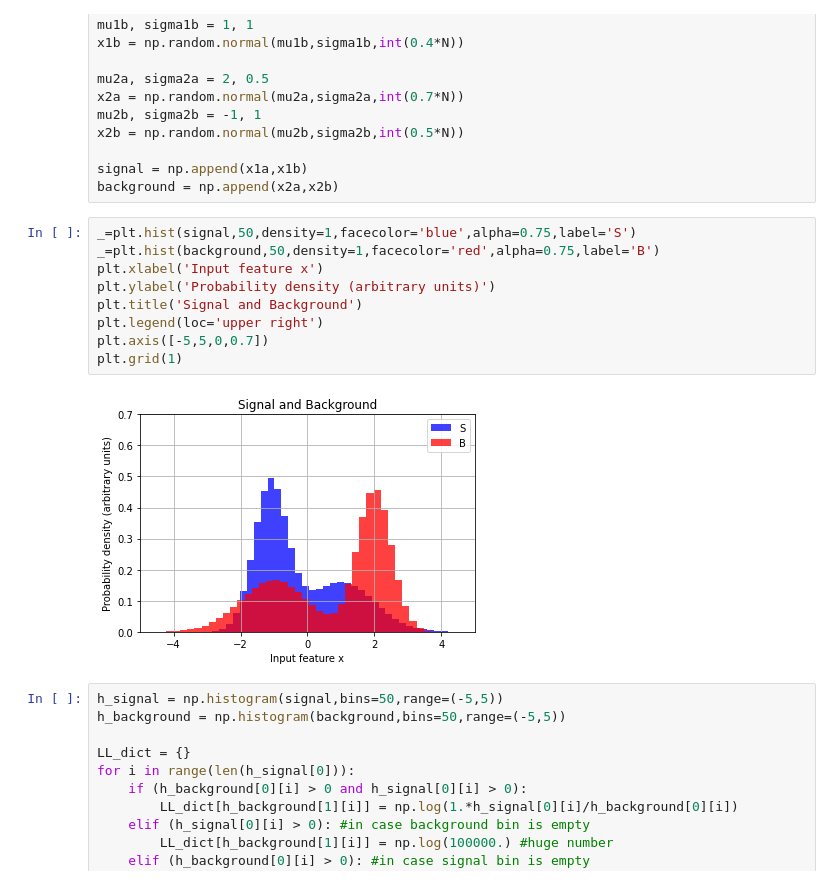
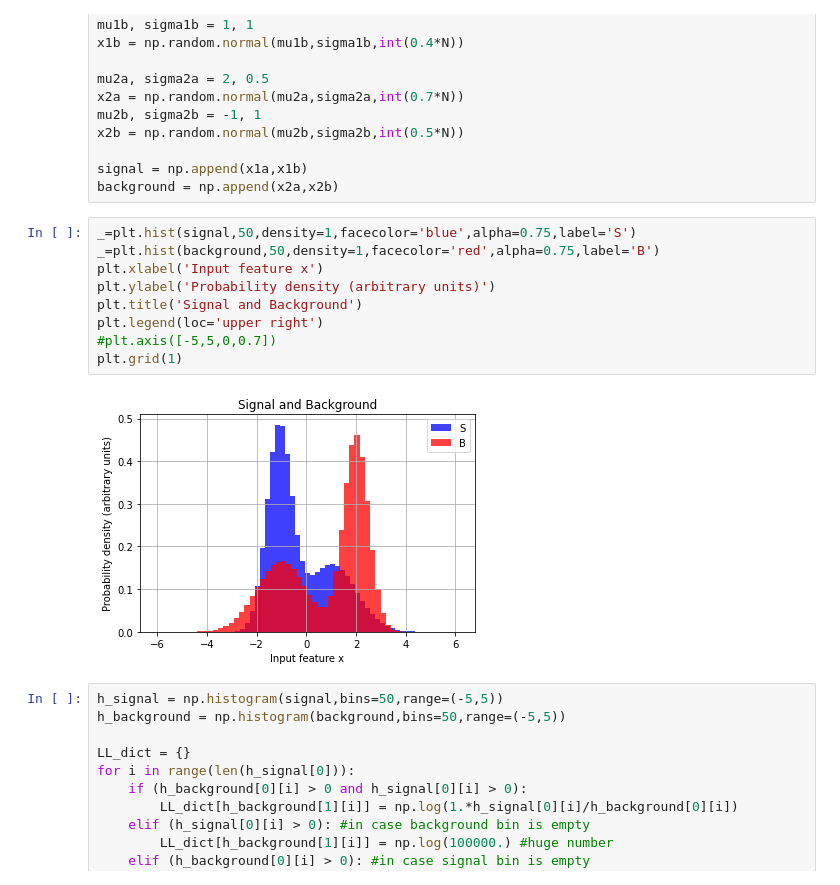
Before and after one commit to bnachman/CMSIndiaDemo, a Jupyter notebook: IndiaCMSMLBriefTutorial.ipynb, the cells around one changed output. Cells and saved outputs as stored; diff of their text form.

```diff
--- a/IndiaCMSMLBriefTutorial.ipynb
+++ b/IndiaCMSMLBriefTutorial.ipynb
@@ -20,14 +20,14 @@ background = np.append(x2a,x2b)
 # %%
 _=plt.hist(signal,50,density=1,facecolor='blue',alpha=0.75,label='S')
 _=plt.hist(background,50,density=1,facecolor='red',alpha=0.75,label='B')
 plt.xlabel('Input feature x')
 plt.ylabel('Probability density (arbitrary units)')
 plt.title('Signal and Background')
 plt.legend(loc='upper right')
-plt.axis([-5,5,0,0.7])
+#plt.axis([-5,5,0,0.7])
 plt.grid(1)
 # %% [output]
-[figure, old version]
+[figure, new version]
 # %%
 h_signal = np.histogram(signal,bins=50,range=(-5,5))
 h_background = np.histogram(background,bins=50,range=(-5,5))
```
Also changed, not shown: parts of 12 cells of this notebook.
